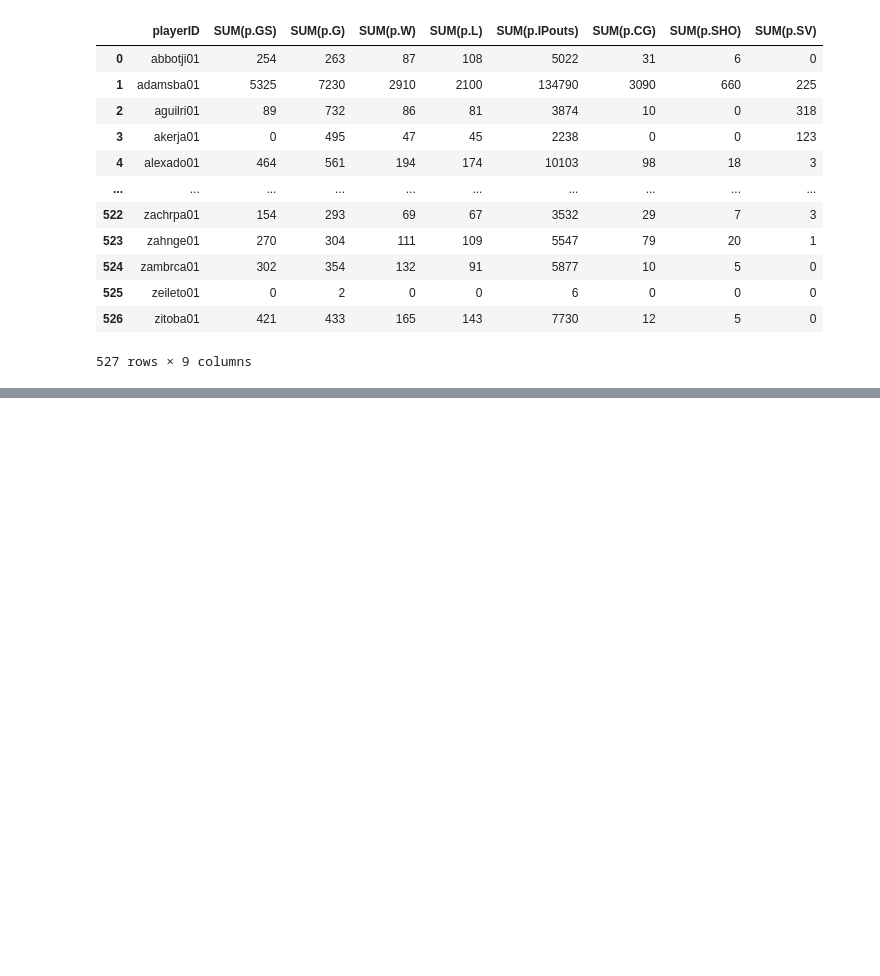
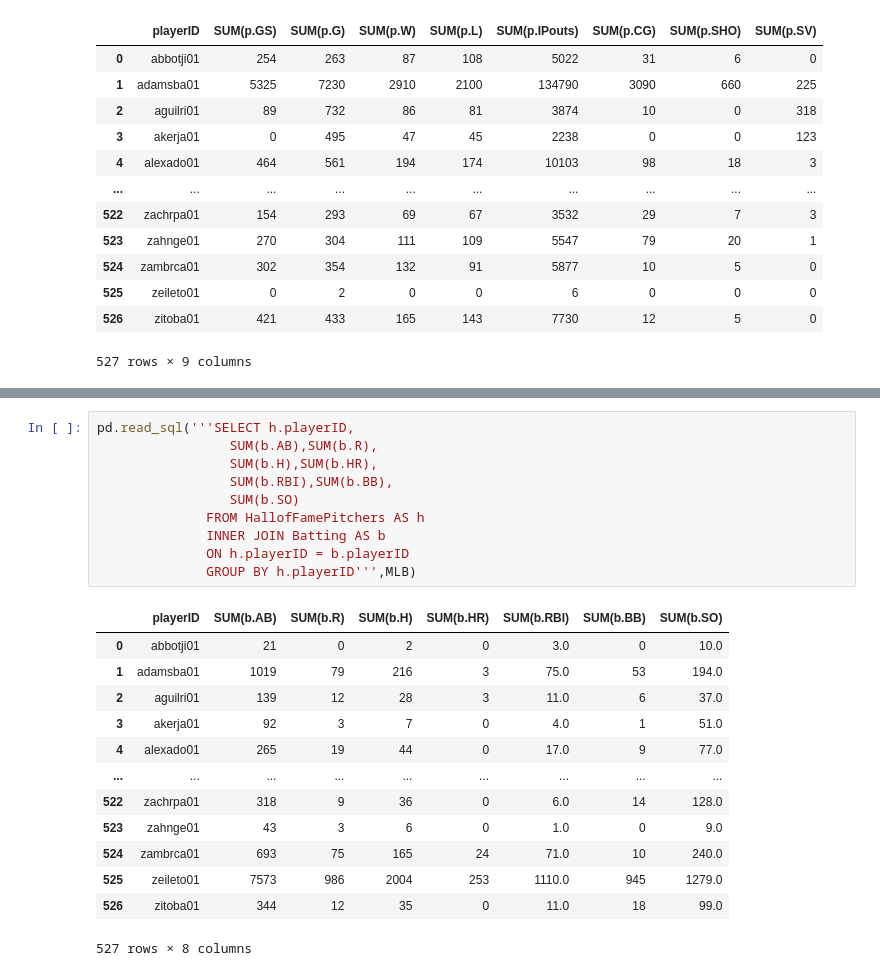
Before and after one commit to Feznix/Stats-554, a Jupyter notebook: Homework6.ipynb, the cells around one changed output, grey strips where cells are left out. Drawn from its saved outputs; the diff is of its cells as text; blank space fills up the shorter version.

```diff
--- a/Homework6.ipynb
+++ b/Homework6.ipynb
@@ -164,0 +262,24 @@ pd.read_sql( '''SELECT h.playerID,
+# %%
+pd.read_sql('''SELECT h.playerID,
+                 SUM(b.AB),SUM(b.R),
+                 SUM(b.H),SUM(b.HR),
+                 SUM(b.RBI),SUM(b.BB),
+                 SUM(b.SO)
+              FROM HallofFamePitchers AS h
+              INNER JOIN Batting AS b
+              ON h.playerID = b.playerID
+              GROUP BY h.playerID''',MLB)
+# %% [output]
+|  | playerID | SUM(b.AB) | SUM(b.R) | SUM(b.H) | SUM(b.HR) | SUM(b.RBI) | SUM(b.BB) | SUM(b.SO) |
+| 0 | abbotji01 | 21 | 0 | 2 | 0 | 3.0 | 0 | 10.0 |
+| 1 | adamsba01 | 1019 | 79 | 216 | 3 | 75.0 | 53 | 194.0 |
+| 2 | aguilri01 | 139 | 12 | 28 | 3 | 11.0 | 6 | 37.0 |
+| 3 | akerja01 | 92 | 3 | 7 | 0 | 4.0 | 1 | 51.0 |
+| 4 | alexado01 | 265 | 19 | 44 | 0 | 17.0 | 9 | 77.0 |
+| ... | ... | ... | ... | ... | ... | ... | ... | ... |
+| 522 | zachrpa01 | 318 | 9 | 36 | 0 | 6.0 | 14 | 128.0 |
+| 523 | zahnge01 | 43 | 3 | 6 | 0 | 1.0 | 0 | 9.0 |
+| 524 | zambrca01 | 693 | 75 | 165 | 24 | 71.0 | 10 | 240.0 |
+| 525 | zeileto01 | 7573 | 986 | 2004 | 253 | 1110.0 | 945 | 1279.0 |
+| 526 | zitoba01 | 344 | 12 | 35 | 0 | 11.0 | 18 | 99.0 |
+527 rows × 8 columns
```
Also changed, not shown: parts of 21 cells of this notebook.
